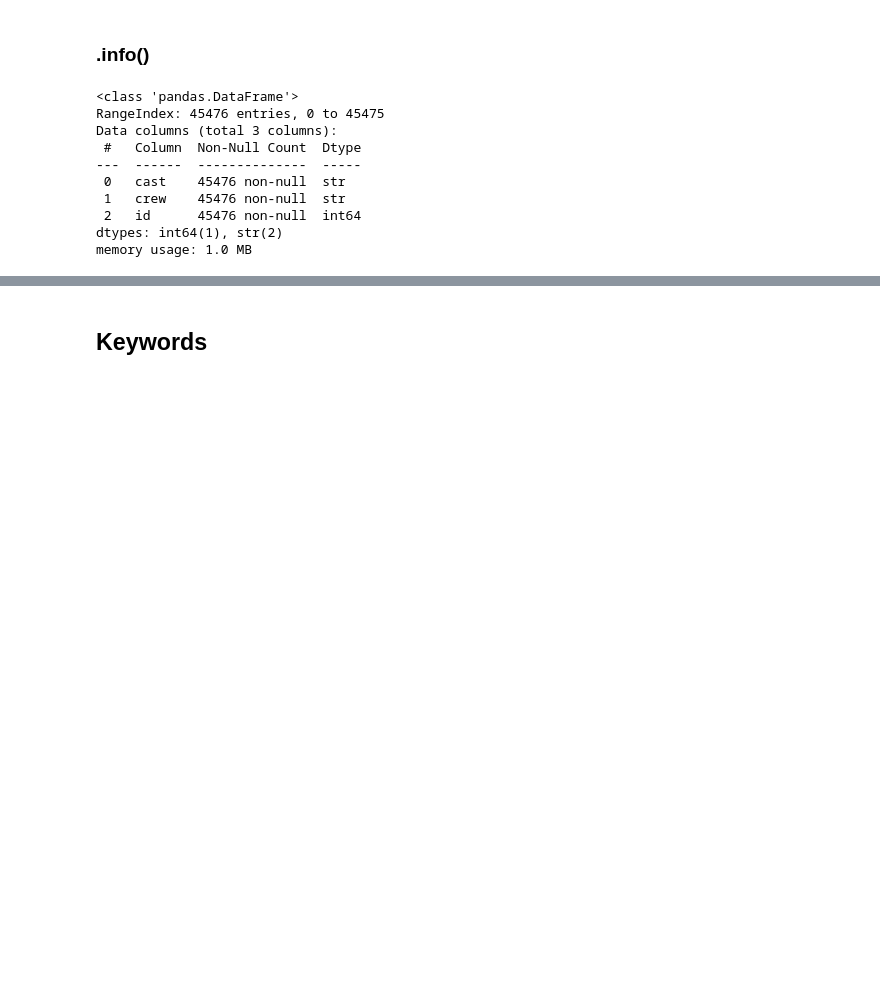
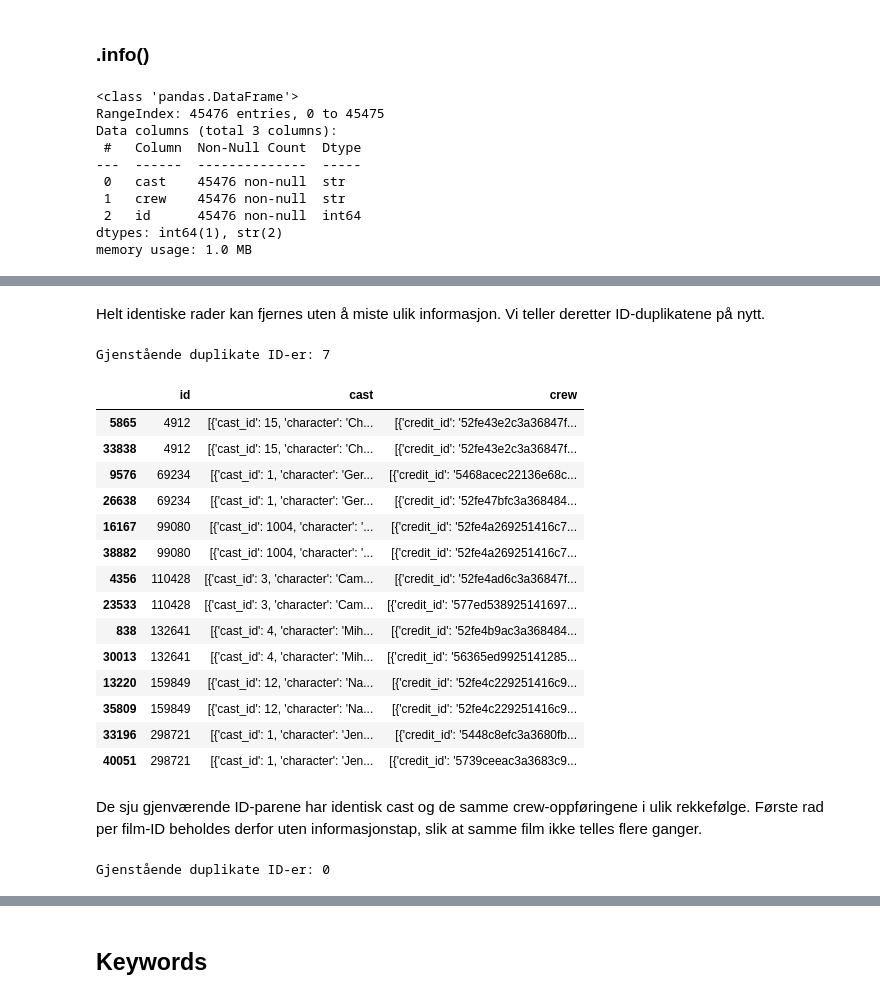
Before and after one commit to didrikjensen/sdd_assignment_3, a Jupyter notebook: eda_tahir.ipynb, the cells around one changed output, grey strips where cells are left out. Drawn from its saved outputs; the diff is of its cells as text; code cells hidden in the pictures; blank space fills up the shorter version.

```diff
--- a/eda_tahir.ipynb
+++ b/eda_tahir.ipynb
@@ -462,0 +571,32 @@ memory usage: 1.0 MB
+# %% [markdown]
+Helt identiske rader kan fjernes uten å miste ulik informasjon. Vi teller deretter ID-duplikatene på nytt.
+# %%
+df_credits = df_credits.drop_duplicates().copy()
+print("Gjenstående duplikate ID-er:", df_credits["id"].duplicated().sum())
+# %% [output]
+Gjenstående duplikate ID-er: 7
+# %%
+display(df_credits.loc[df_credits["id"].duplicated(keep=False), ["id", "cast", "crew"]].sort_values("id"))
+# %% [output]
+|  | id | cast | crew |
+| 5865 | 4912 | [{'cast_id': 15, 'character': 'Ch... | [{'credit_id': '52fe43e2c3a36847f... |
+| 33838 | 4912 | [{'cast_id': 15, 'character': 'Ch... | [{'credit_id': '52fe43e2c3a36847f... |
+| 9576 | 69234 | [{'cast_id': 1, 'character': 'Ger... | [{'credit_id': '5468acec22136e68c... |
+| 26638 | 69234 | [{'cast_id': 1, 'character': 'Ger... | [{'credit_id': '52fe47bfc3a368484... |
+| 16167 | 99080 | [{'cast_id': 1004, 'character': '... | [{'credit_id': '52fe4a269251416c7... |
+| 38882 | 99080 | [{'cast_id': 1004, 'character': '... | [{'credit_id': '52fe4a269251416c7... |
+| 4356 | 110428 | [{'cast_id': 3, 'character': 'Cam... | [{'credit_id': '52fe4ad6c3a36847f... |
+| 23533 | 110428 | [{'cast_id': 3, 'character': 'Cam... | [{'credit_id': '577ed538925141697... |
+| 838 | 132641 | [{'cast_id': 4, 'character': 'Mih... | [{'credit_id': '52fe4b9ac3a368484... |
+| 30013 | 132641 | [{'cast_id': 4, 'character': 'Mih... | [{'credit_id': '56365ed9925141285... |
+| 13220 | 159849 | [{'cast_id': 12, 'character': 'Na... | [{'credit_id': '52fe4c229251416c9... |
+| 35809 | 159849 | [{'cast_id': 12, 'character': 'Na... | [{'credit_id': '52fe4c229251416c9... |
+| 33196 | 298721 | [{'cast_id': 1, 'character': 'Jen... | [{'credit_id': '5448c8efc3a3680fb... |
+| 40051 | 298721 | [{'cast_id': 1, 'character': 'Jen... | [{'credit_id': '5739ceeac3a3683c9... |
+# %% [markdown]
+De sju gjenværende ID-parene har identisk cast og de samme crew-oppføringene i ulik rekkefølge. Første rad per film-ID beholdes derfor uten informasjonstap, slik at samme film ikke telles flere ganger.
+# %%
+df_credits = df_credits.drop_duplicates(subset=["id"], keep="first").copy()
+print("Gjenstående duplikate ID-er:", df_credits["id"].duplicated().sum())
+# %% [output]
+Gjenstående duplikate ID-er: 0
```
Also changed, not shown: parts of 88 cells of this notebook.
